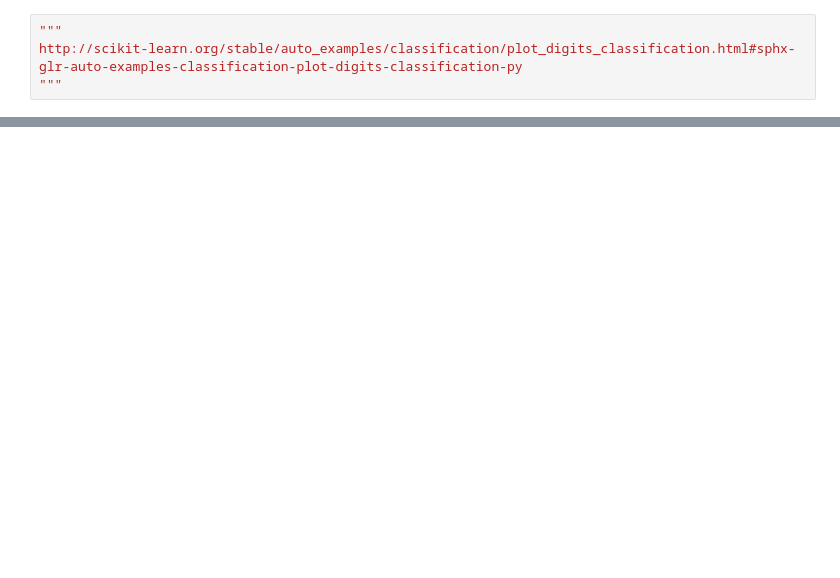
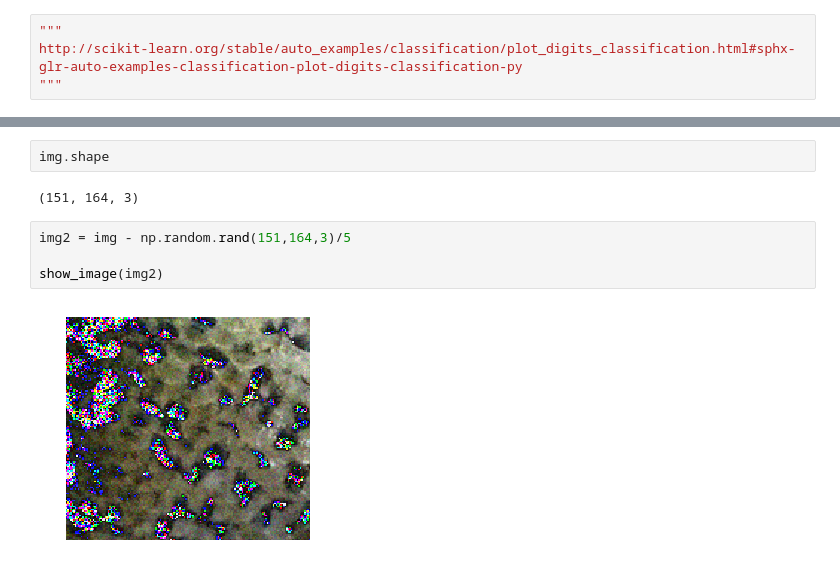
Before and after one commit to haiwangyang/PATTERNrecog, a Jupyter notebook: PATTERNrecog/pattern_recognition_sklearn.ipynb, the cells around one changed output, grey strips where cells are left out. Cells and saved outputs as stored; diff of their text form; blank space fills up the shorter version.

```diff
--- a/PATTERNrecog/pattern_recognition_sklearn.ipynb
+++ b/PATTERNrecog/pattern_recognition_sklearn.ipynb
@@ -114,2 +106,12 @@ show_image(img2)
+# %%
+img.shape
+# %% [output]
+(151, 164, 3)
+# %%
+img2 = img - np.random.rand(151,164,3)/5
+
+show_image(img2)
+# %% [output]
+[figure, added]
 # %%
 # %% [output]
```
Also changed, not shown: parts of 11 cells of this notebook, 1 other file.
